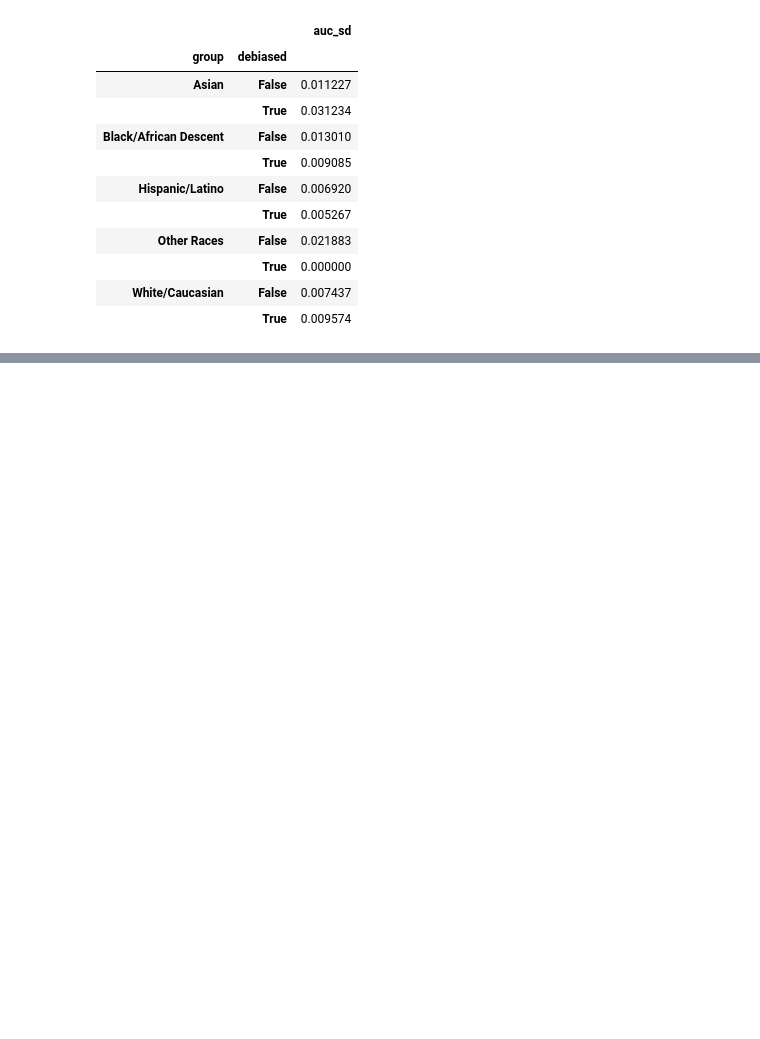
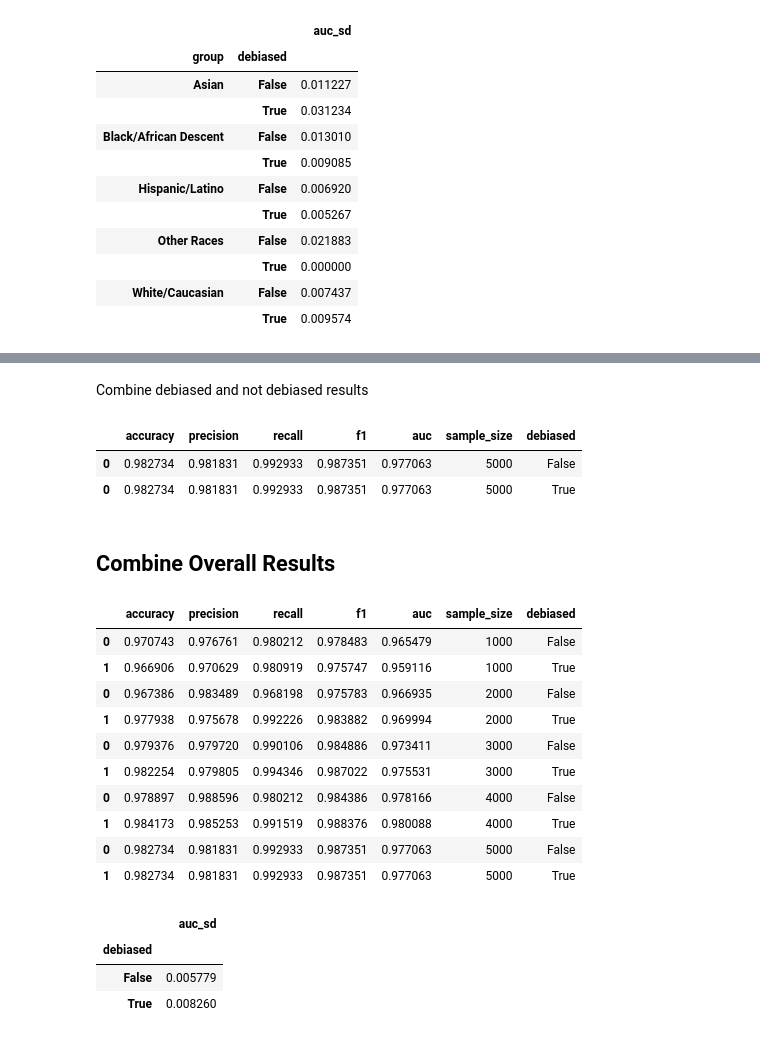
Before and after one commit to rjunw/causal-mm-bias, a Jupyter notebook: debias_fusion_evaluation.ipynb, the cells around one changed output, grey strips where cells are left out. Cells and saved outputs as stored; diff of their text form; code cells hidden in the pictures; blank space fills up the shorter version.

```diff
--- a/debias_fusion_evaluation.ipynb
+++ b/debias_fusion_evaluation.ipynb
@@ -534,0 +611,2 @@ res_all
+# %% [markdown]
+Combine debiased and not debiased results
@@ -534,0 +616,6 @@ res_all
+# %%
+res_df
+# %% [output]
+|  | accuracy | precision | recall | f1 | auc | sample_size | debiased |
+| 0 | 0.982734 | 0.981831 | 0.992933 | 0.987351 | 0.977063 | 5000 | False |
+| 0 | 0.982734 | 0.981831 | 0.992933 | 0.987351 | 0.977063 | 5000 | True |
@@ -534,0 +630,27 @@ res_all
+# %% [markdown]
+## Combine Overall Results
+# %%
+df_all = pd.DataFrame()
+for i in [1000, 2000, 3000, 4000, 5000]:
+  df_all = pd.concat([df_all, pd.read_csv('overall_evaluation_{}.csv'.format(i))], axis = 0)
+# %%
+df_all
+# %% [output]
+|  | accuracy | precision | recall | f1 | auc | sample_size | debiased |
+| 0 | 0.970743 | 0.976761 | 0.980212 | 0.978483 | 0.965479 | 1000 | False |
+| 1 | 0.966906 | 0.970629 | 0.980919 | 0.975747 | 0.959116 | 1000 | True |
+| 0 | 0.967386 | 0.983489 | 0.968198 | 0.975783 | 0.966935 | 2000 | False |
+| 1 | 0.977938 | 0.975678 | 0.992226 | 0.983882 | 0.969994 | 2000 | True |
+| 0 | 0.979376 | 0.979720 | 0.990106 | 0.984886 | 0.973411 | 3000 | False |
+| 1 | 0.982254 | 0.979805 | 0.994346 | 0.987022 | 0.975531 | 3000 | True |
+| 0 | 0.978897 | 0.988596 | 0.980212 | 0.984386 | 0.978166 | 4000 | False |
+| 1 | 0.984173 | 0.985253 | 0.991519 | 0.988376 | 0.980088 | 4000 | True |
+| 0 | 0.982734 | 0.981831 | 0.992933 | 0.987351 | 0.977063 | 5000 | False |
+| 1 | 0.982734 | 0.981831 | 0.992933 | 0.987351 | 0.977063 | 5000 | True |
+# %%
+df_all.groupby(['debiased']).agg(auc_sd = ('auc', 'std'))
+# %% [output]
+|  | auc_sd |
+| debiased |  |
+| False | 0.005779 |
+| True | 0.008260 |
```
Also changed, not shown: parts of 12 cells of this notebook.
